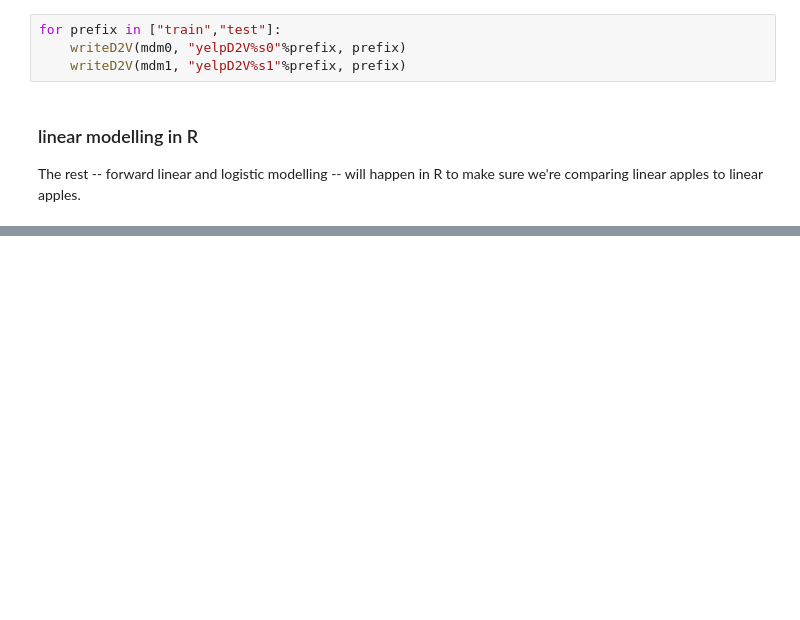
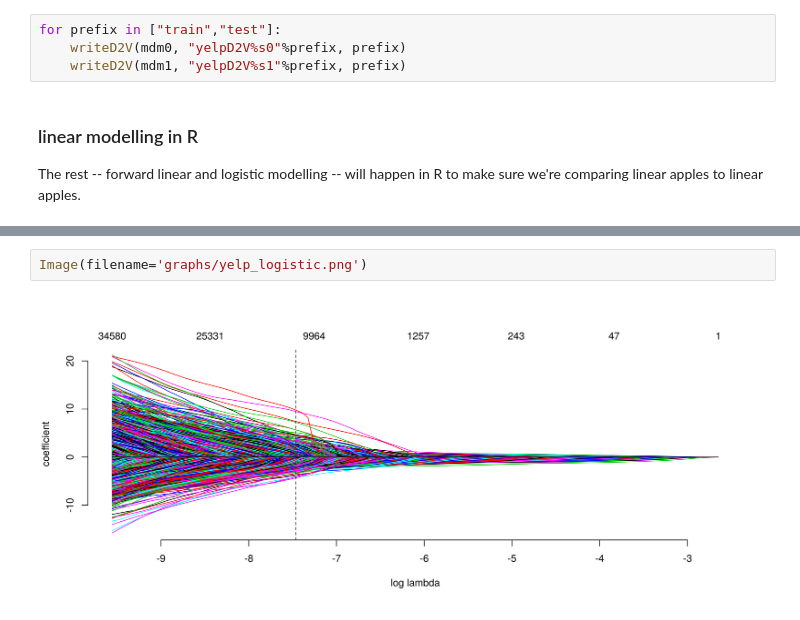
Before and after one commit to TaddyLab/deepir, a Jupyter notebook: w2v-inversion.ipynb, the cells around one changed output, grey strips where cells are left out. Drawn from its saved outputs; the diff is of its cells as text; blank space fills up the shorter version.

```diff
--- a/w2v-inversion.ipynb
+++ b/w2v-inversion.ipynb
@@ -444,0 +444,4 @@ The rest -- forward linear and logistic modelling -- will happen in R to make su
+# %%
+Image(filename='graphs/yelp_logistic.png')
+# %% [output]
+[figure, added]
```
Also changed, not shown: parts of 2 cells of this notebook, 6 other files.
